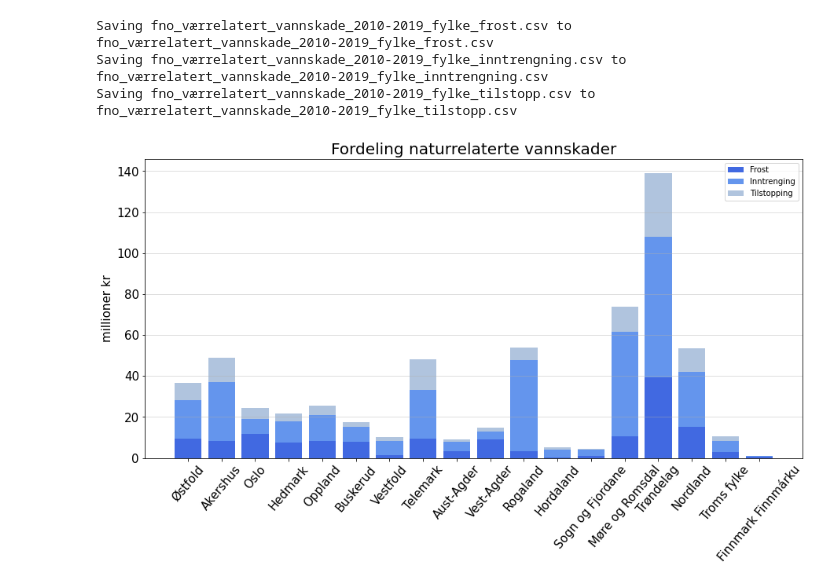
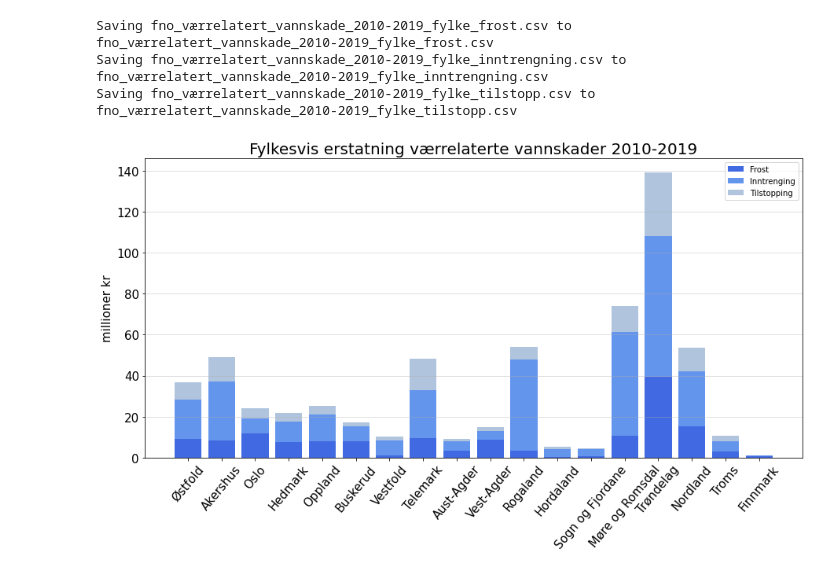
Before and after one commit to eirikngard/Eika, a Jupyter notebook: Eika_vs_FNO.ipynb, the cells around one changed output. Cells and saved outputs as stored; diff of their text form; code cells hidden in the pictures.

```diff
--- a/Eika_vs_FNO.ipynb
+++ b/Eika_vs_FNO.ipynb
@@ -20,15 +21,20 @@ Saving fno_værrelatert_vannskade_2010-2019.csv to fno_værrelatert_vannskade_20
 (Tilstopp, frost og vann utenfra)
 # %%
 kol = ['årsak','år','skade']
+kol2 = ['år','skade', 'årsak']
 vær = pd.read_csv('fno_værrelatert_vannskade_2010-2019.csv',sep=',',skiprows=1,names=kol)
+værlyn = pd.read_csv('fno_værrelatert_vannskade_2010-2019_inkl_lyd.csv',sep=',',skiprows=1,names=kol2)
 # %%
 ård = np.arange(2010,2020,1) #2010-2019
-testr = []
+testr = []; værtot = []
 for i in ård:
   test = vær.loc[vær['år']==i,'skade'].sum()
+  værtot1 = værlyn.loc[værlyn['år']==i,'skade'].sum()
+  værtot.append(værtot1*(10**(-6)))
   testr.append(test*(10**(-6)))
 testr
 sum_vær=round(np.sum(testr),1)
+sum_lyn=round(np.sum(værtot),1)
 
 pool = np.array([6.2,59.9,49.4,26.2,33.3,49.4,19.3,21.8,15.7,17.1]) #skader fra Eeirik fra 2010-2019
 sum_pool=np.sum(pool)
@@ -215,6 +266,7 @@ Saving fno_værrelatert_vannskade_2010-2019_fylke_frost.csv to fno_værrelatert_
 Saving fno_værrelatert_vannskade_2010-2019_fylke_inntrengning.csv to fno_værrelatert_vannskade_2010-2019_fylke_inntrengning.csv
 Saving fno_værrelatert_vannskade_2010-2019_fylke_tilstopp.csv to fno_værrelatert_vannskade_2010-2019_fylke_tilstopp.csv
 # %%
+kol = ['fylke','skade','årsak']
 frost = pd.read_csv('fno_værrelatert_vannskade_2010-2019_fylke_frost.csv',header=None,skiprows=1,names=kol)
 intre = pd.read_csv('fno_værrelatert_vannskade_2010-2019_fylke_inntrengning.csv',header=None,skiprows=1,names=kol)
 tilstopp = pd.read_csv('fno_værrelatert_vannskade_2010-2019_fylke_tilstopp.csv',header=None,skiprows=1,names=kol)
@@ -224,6 +276,10 @@ fylker = ['Østfold','Akershus','Oslo','Hedmark', 'Oppland','Buskerud', 'Vestfol
           'Telemark', 'Aust-Agder','Vest-Agder','Rogaland','Hordaland',
           'Sogn og Fjordane','Møre og Romsdal', 'Trøndelag', 'Nordland',
             'Troms fylke', 'Finnmark Finnmárku']
+fylklabel = ['Østfold','Akershus','Oslo','Hedmark', 'Oppland','Buskerud', 'Vestfold',
+          'Telemark', 'Aust-Agder','Vest-Agder','Rogaland','Hordaland',
+          'Sogn og Fjordane','Møre og Romsdal', 'Trøndelag', 'Nordland',
+            'Troms', 'Finnmark']
 for i in fylker:
   dfrost += [(frost.loc[frost['fylke']==i,'skade'].sum())*10**(-6)]
   dtil += [(tilstopp.loc[tilstopp['fylke']==i,'skade'].sum())*10**(-6)]
@@ -231,16 +287,16 @@ for i in fylker:
 # %%
 fig, ax = plt.subplots(figsize=(15, 7))
 
-bar=ax.bar(fylker, np.array(dfrost),color='royalblue', label='Frost')
-bar=ax.bar(fylker, np.array(dinn),bottom=np.array(dfrost),color='cornflowerblue', label='Inntrenging')
-bar=ax.bar(fylker, np.array(dtil), bottom=np.array(dinn)+np.array(dfrost),color='lightsteelblue', label='Tilstopping')
+bar=ax.bar(fylklabel, np.array(dfrost),color='royalblue', label='Frost')
+bar=ax.bar(fylklabel, np.array(dinn),bottom=np.array(dfrost),color='cornflowerblue', label='Inntrenging')
+bar=ax.bar(fylklabel, np.array(dtil), bottom=np.array(dinn)+np.array(dfrost),color='lightsteelblue', label='Tilstopping')
 
 ax.tick_params(axis='x',rotation=50,labelsize=labelsize)
 ax.tick_params(axis='y',labelsize=15)
 ax.set_ylabel('millioner kr',size=15)
-ax.set_title('Fordeling naturrelaterte vannskader',size=titelsize)
+ax.set_title('Fylkesvis erstatning værrelaterte vannskader 2010-2019',size=titelsize)
 ax.grid(axis='y',alpha=0.5)
 ax.legend();
 plt.show()
 # %% [output]
-[figure, old version]
+[figure, new version]
```
Also changed, not shown: parts of 15 cells of this notebook.
